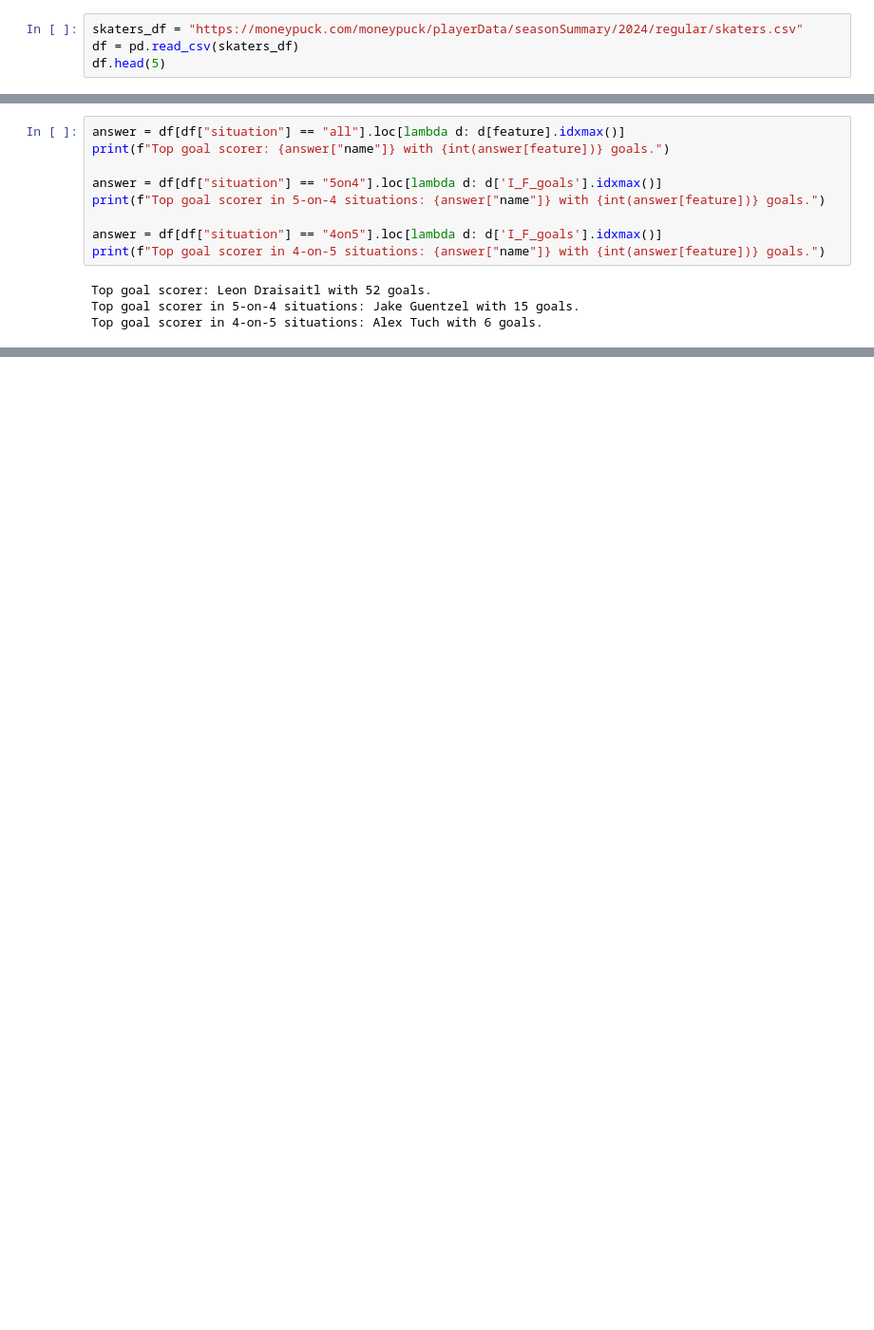
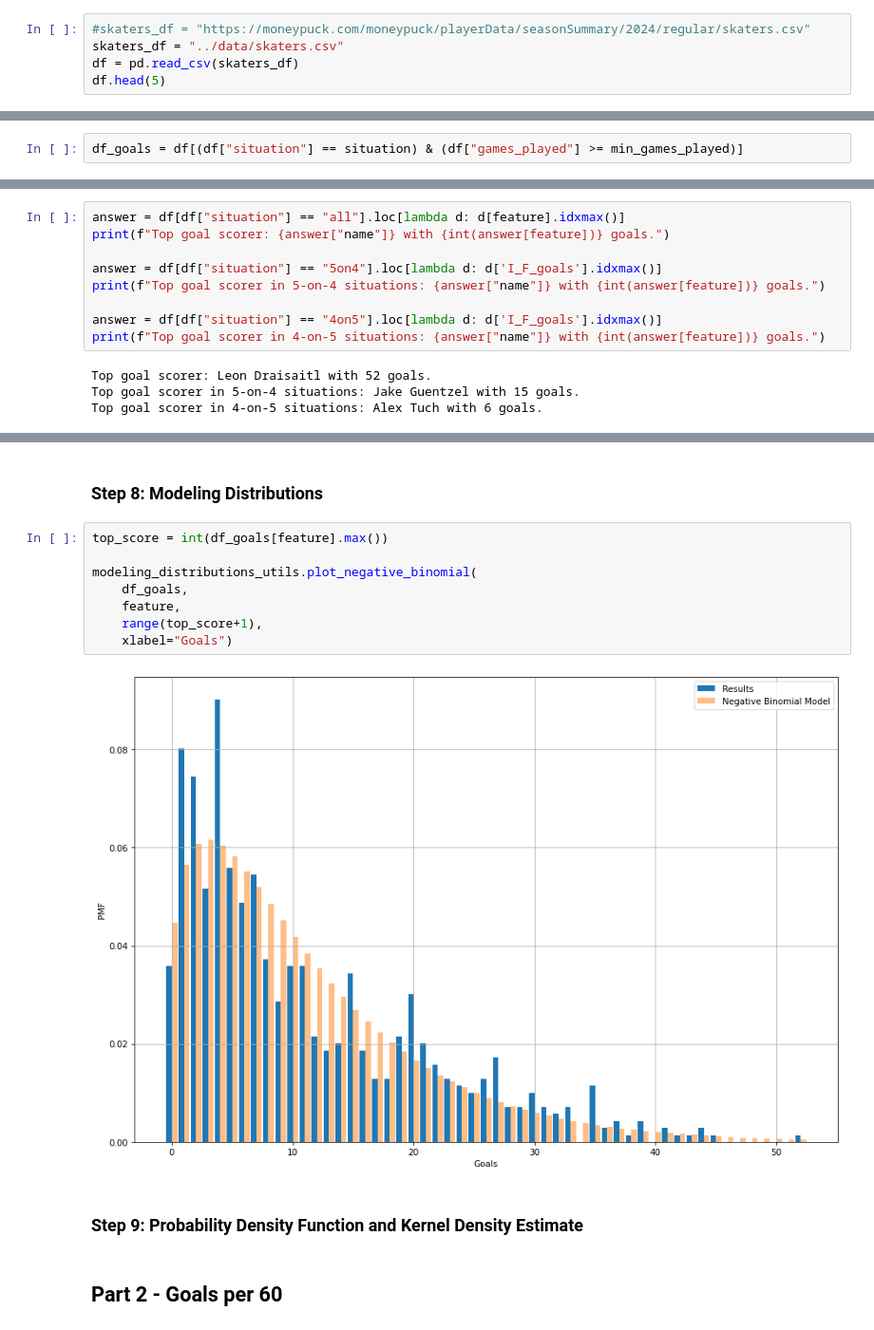
Before and after one commit to thedanicode24/moneypuck-data, a Jupyter notebook: skaters/goals.ipynb, the cells around one changed output, grey strips where cells are left out. Shown: that part at 95% size. Saved outputs shown, nothing was run; the diff lists cells and outputs as text; blank space fills up the shorter version.

Commit message:
Add files via upload
fixed goals

```diff
--- a/skaters/goals.ipynb
+++ b/skaters/goals.ipynb
@@ -17,5 +17,6 @@ from utils import df_utils, distributions_utils, pmf_utils, cdf_utils, modeling_
 # %%
-skaters_df = "https://moneypuck.com/moneypuck/playerData/seasonSummary/2024/regular/skaters.csv"
+#skaters_df = "https://moneypuck.com/moneypuck/playerData/seasonSummary/2024/regular/skaters.csv"
+skaters_df = "../data/skaters.csv"
 df = pd.read_csv(skaters_df)
 df.head(5)
 # %% [output]
@@ -67,4 +70,6 @@ feature="I_F_goals"
 situation = "all"
 min_games_played = 20
 name_player="Auston Matthews"
+# %%
+df_goals = df[(df["situation"] == situation) & (df["games_played"] >= min_games_played)]
 # %% [markdown]
@@ -192,0 +164,16 @@ modeling_distributions_utils.plot_negative_binomial(
+# %% [markdown]
+### Step 8: Modeling Distributions
+# %%
+top_score = int(df_goals[feature].max())
+
+modeling_distributions_utils.plot_negative_binomial(
+    df_goals,
+    feature,
+    range(top_score+1),
+    xlabel="Goals")
+# %% [output]
+[figure, added]
+# %% [markdown]
+### Step 9: Probability Density Function and Kernel Density Estimate
+# %% [markdown]
+## Part 2 - Goals per 60
```
Also changed, not shown: parts of 45 cells of this notebook.
